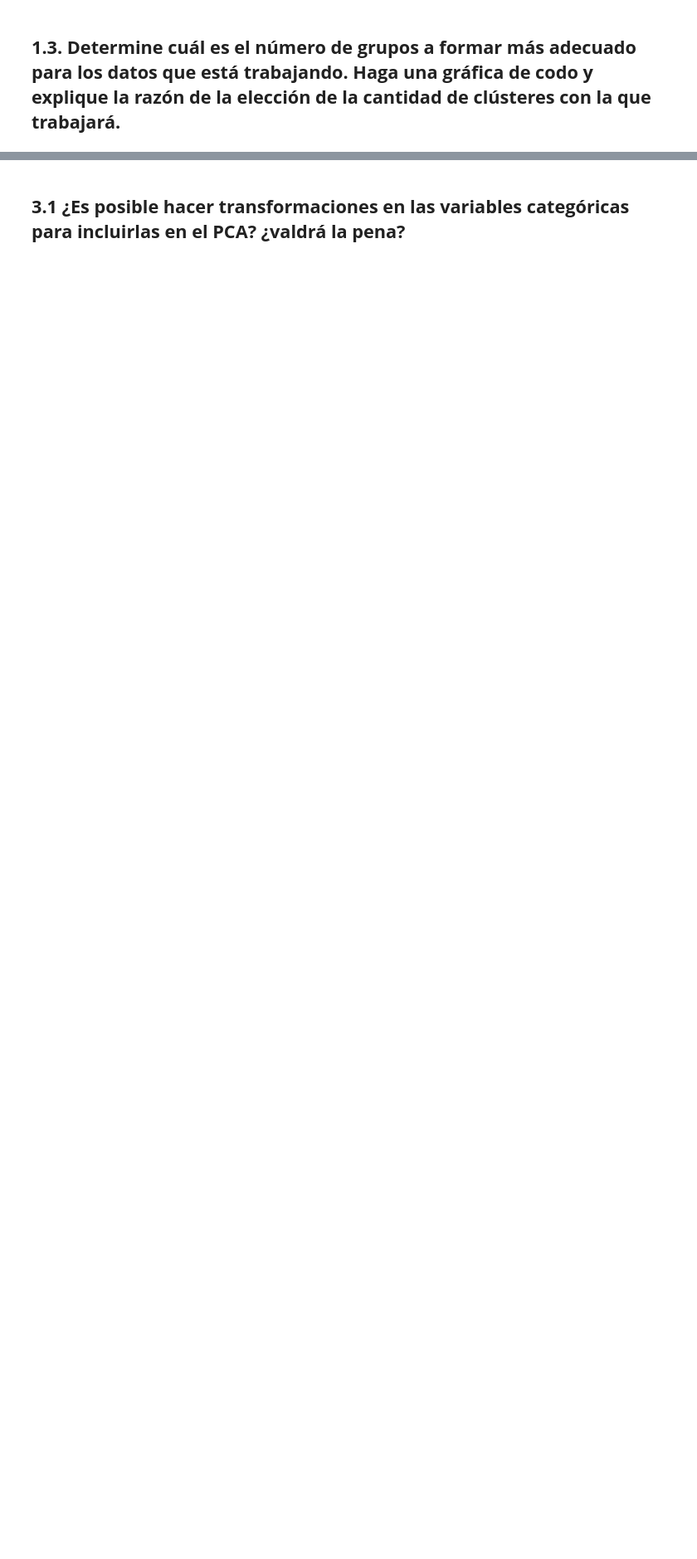
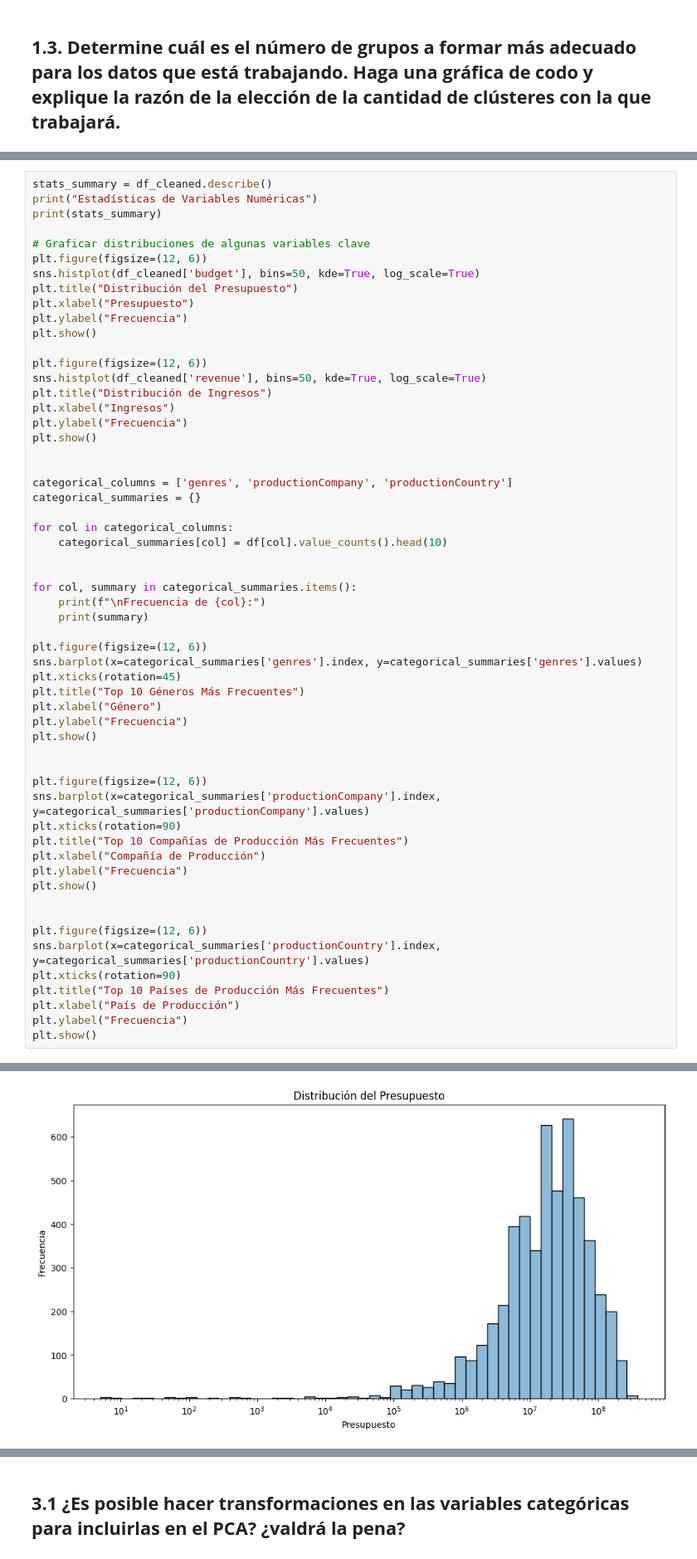
Before and after one commit to sofigo1010/mineria-de-datos, a Jupyter notebook: movies/proyecto1.ipynb, the cells around one changed output, grey strips where cells are left out. Shown at 83% size. Saved outputs shown, nothing was run; the diff lists cells and outputs as text; blank space fills up the shorter version.

```diff
--- a/movies/proyecto1.ipynb
+++ b/movies/proyecto1.ipynb
@@ -220,0 +385,58 @@ plt.show()
+# %%
+stats_summary = df_cleaned.describe()
+print("Estadísticas de Variables Numéricas")
+print(stats_summary)
+
+# Graficar distribuciones de algunas variables clave
+plt.figure(figsize=(12, 6))
+sns.histplot(df_cleaned['budget'], bins=50, kde=True, log_scale=True)
+plt.title("Distribución del Presupuesto")
+plt.xlabel("Presupuesto")
+plt.ylabel("Frecuencia")
+plt.show()
+
+plt.figure(figsize=(12, 6))
+sns.histplot(df_cleaned['revenue'], bins=50, kde=True, log_scale=True)
+plt.title("Distribución de Ingresos")
+plt.xlabel("Ingresos")
+plt.ylabel("Frecuencia")
+plt.show()
+
+
+categorical_columns = ['genres', 'productionCompany', 'productionCountry']
+categorical_summaries = {}
+
+for col in categorical_columns:
+    categorical_summaries[col] = df[col].value_counts().head(10)
+
+
+for col, summary in categorical_summaries.items():
+    print(f"\nFrecuencia de {col}:")
+    print(summary)
+
+plt.figure(figsize=(12, 6))
+sns.barplot(x=categorical_summaries['genres'].index, y=categorical_summaries['genres'].values)
+plt.xticks(rotation=45)
+plt.title("Top 10 Géneros Más Frecuentes")
+plt.xlabel("Género")
+plt.ylabel("Frecuencia")
+plt.show()
+
+
+plt.figure(figsize=(12, 6))
+sns.barplot(x=categorical_summaries['productionCompany'].index, y=categorical_summaries['productionCompany'].values)
+plt.xticks(rotation=90)
+plt.title("Top 10 Compañías de Producción Más Frecuentes")
+plt.xlabel("Compañía de Producción")
+plt.ylabel("Frecuencia")
+plt.show()
+
+
+plt.figure(figsize=(12, 6))
+sns.barplot(x=categorical_summaries['productionCountry'].index, y=categorical_summaries['productionCountry'].values)
+plt.xticks(rotation=90)
+plt.title("Top 10 Países de Producción Más Frecuentes")
+plt.xlabel("País de Producción")
+plt.ylabel("Frecuencia")
+plt.show()
+# %% [output]
@@ -220,0 +460 @@ plt.show()
+[figure, added]
```
Also changed, not shown: parts of 14 cells of this notebook.
